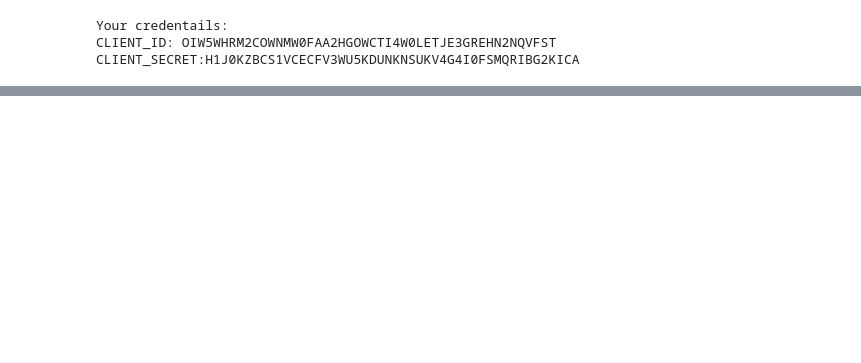
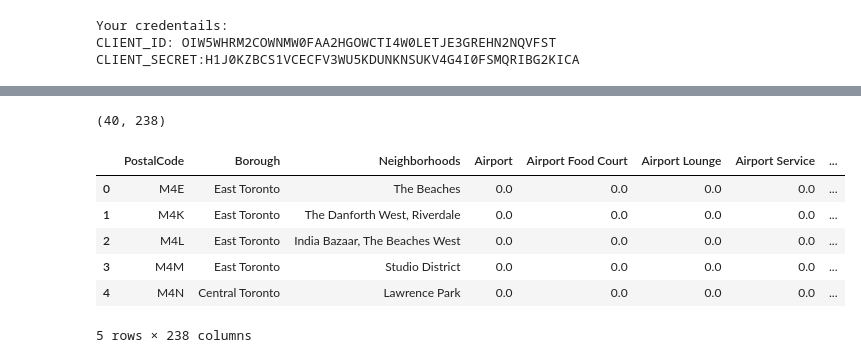
Before and after one commit to rhzoha/Coursera_Capstone, a Jupyter notebook: Coursera Capstone Segmenting and Clustering.ipynb, the cells around one changed output, grey strips where cells are left out. Drawn from its saved outputs; the diff is of its cells as text; code cells hidden in the pictures; blank space fills up the shorter version.

Commit message:
Published from Watson Studio.

```diff
--- a/Coursera Capstone Segmenting and Clustering.ipynb
+++ b/Coursera Capstone Segmenting and Clustering.ipynb
@@ -223,0 +272,13 @@ venues_df.head()
+# %%
+toronto_central_venues_freq = toronto_central_onehot.groupby(['PostalCode', 'Borough', 'Neighborhoods']).mean().reset_index()
+print(toronto_central_venues_freq.shape)
+toronto_central_venues_freq.head()
+# %% [output]
+(40, 238)
+|  | PostalCode | Borough | Neighborhoods | Airport | Airport Food Court | Airport Lounge | Airport Service | ... |
+| 0 | M4E | East Toronto | The Beaches | 0.0 | 0.0 | 0.0 | 0.0 | ... |
+| 1 | M4K | East Toronto | The Danforth West, Riverdale | 0.0 | 0.0 | 0.0 | 0.0 | ... |
+| 2 | M4L | East Toronto | India Bazaar, The Beaches West | 0.0 | 0.0 | 0.0 | 0.0 | ... |
+| 3 | M4M | East Toronto | Studio District | 0.0 | 0.0 | 0.0 | 0.0 | ... |
+| 4 | M4N | Central Toronto | Lawrence Park | 0.0 | 0.0 | 0.0 | 0.0 | ... |
+5 rows × 238 columns
```
Also changed, not shown: parts of 4 cells of this notebook.
